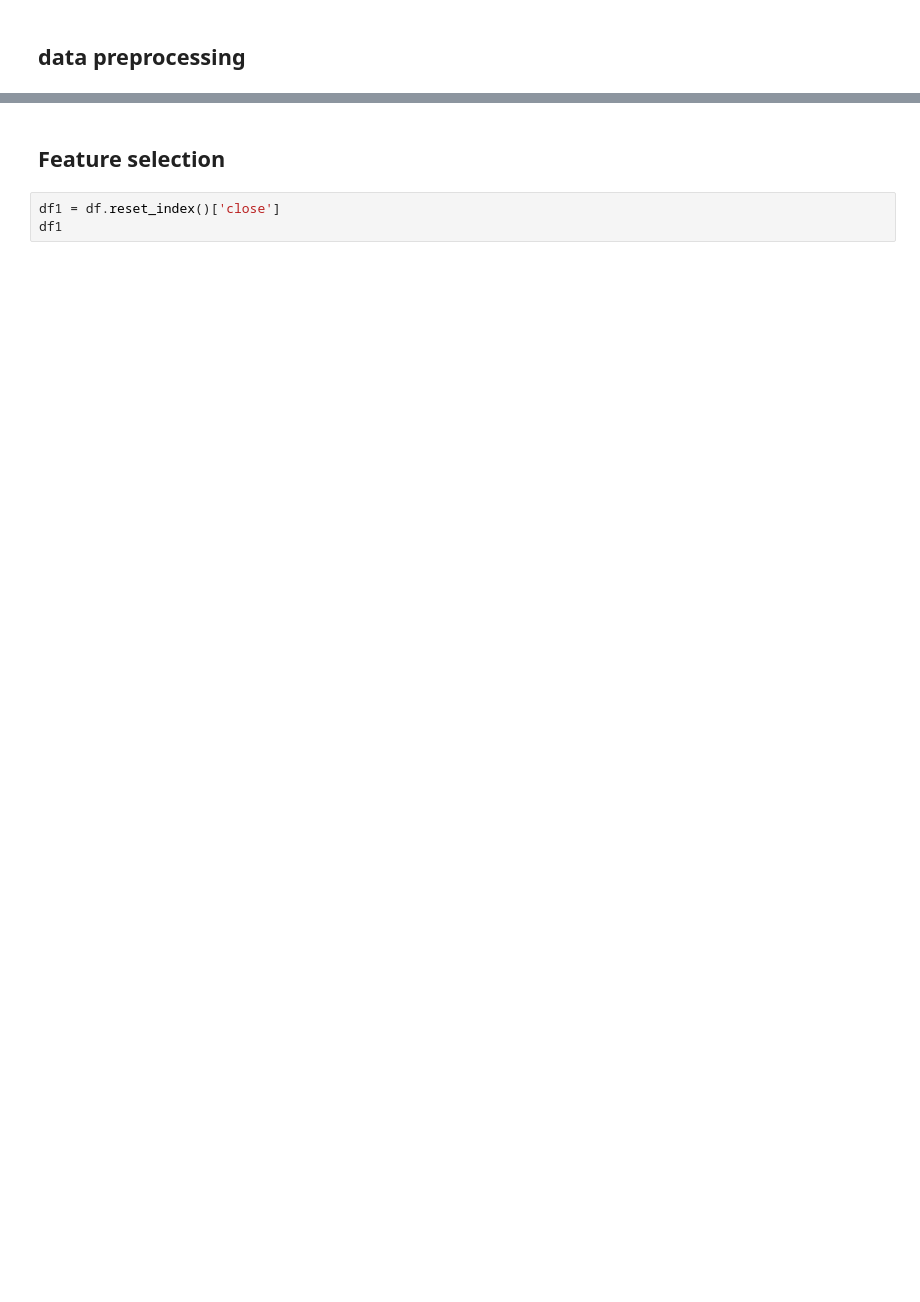
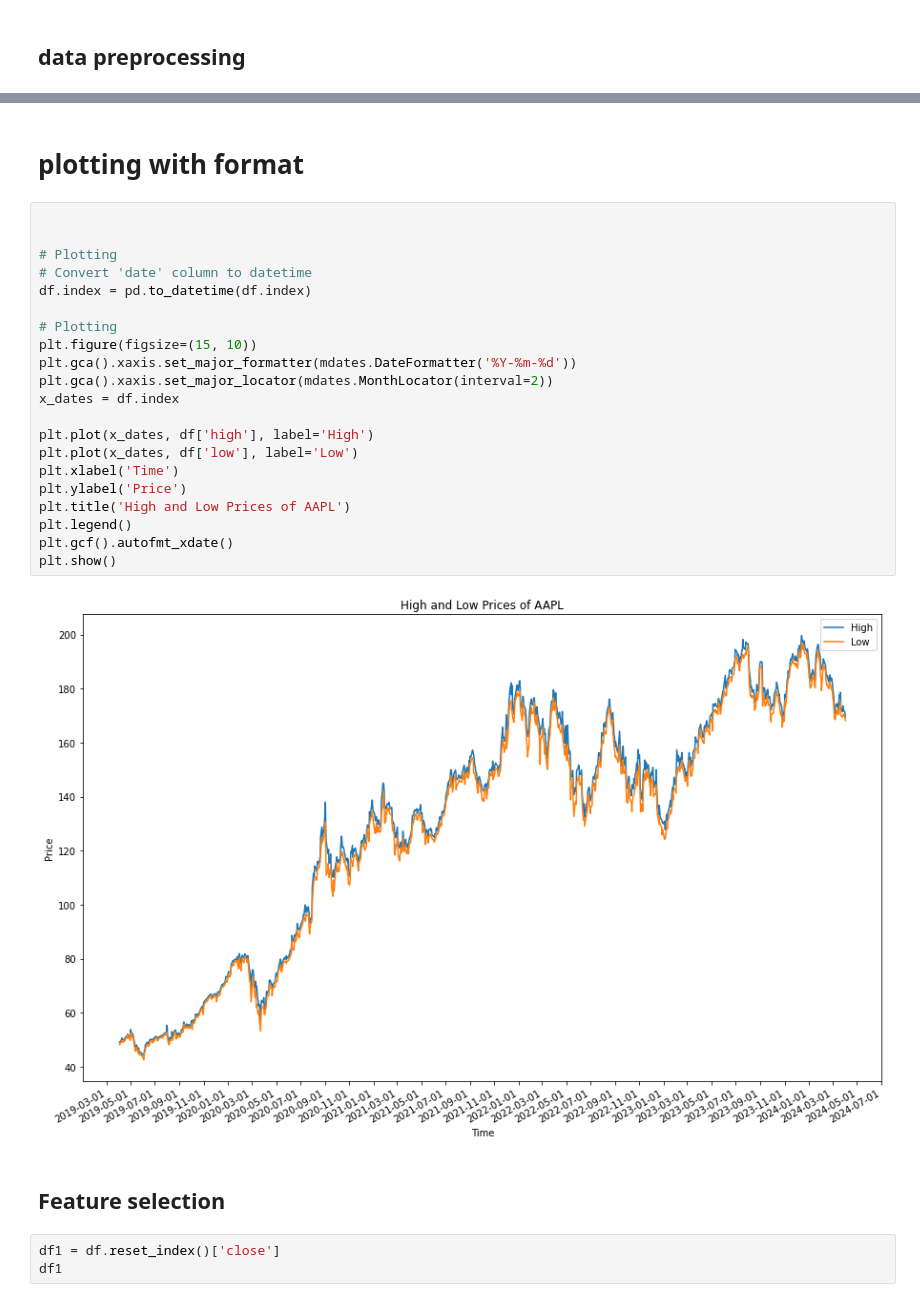
Before and after one commit to MabroorA/stocks-prediction-app, a Jupyter notebook: Machine-learning/Test-model2.ipynb, the cells around one changed output, grey strips where cells are left out. Saved outputs shown, nothing was run; the diff lists cells and outputs as text; blank space fills up the shorter version.

```diff
--- a/Machine-learning/Test-model2.ipynb
+++ b/Machine-learning/Test-model2.ipynb
@@ -30,3 +40,28 @@ df.to_csv('AAPL.csv')
+# %% [markdown]
+# plotting with format
+# %%
+
+
+# Plotting
+# Convert 'date' column to datetime
+df.index = pd.to_datetime(df.index)
+
+# Plotting
+plt.figure(figsize=(15, 10))
+plt.gca().xaxis.set_major_formatter(mdates.DateFormatter('%Y-%m-%d'))
+plt.gca().xaxis.set_major_locator(mdates.MonthLocator(interval=2))
+x_dates = df.index
+
+plt.plot(x_dates, df['high'], label='High')
+plt.plot(x_dates, df['low'], label='Low')
+plt.xlabel('Time')
+plt.ylabel('Price')
+plt.title('High and Low Prices of AAPL')
+plt.legend()
+plt.gcf().autofmt_xdate()
+plt.show()
+# %% [output]
+[figure, added]
 # %% [markdown]
 ## Feature selection
 # %%
```
Also changed, not shown: parts of 16 cells of this notebook.
